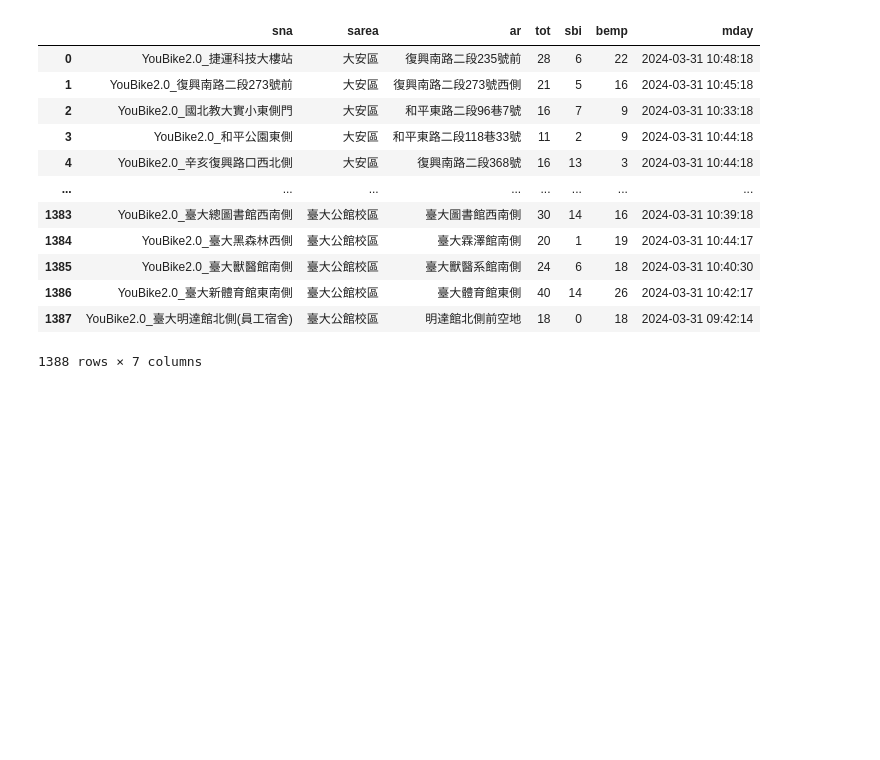
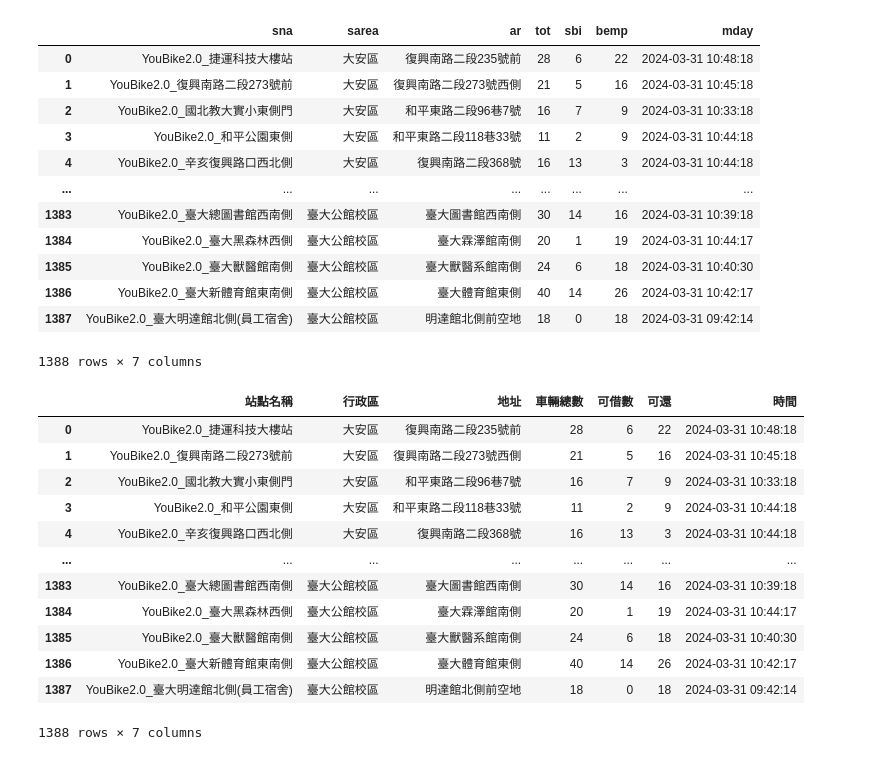
Before and after one commit to angelaleepython/__2024_01_28_Sunday, a Jupyter notebook: lesson17/lesson17_1.ipynb, the cells around one changed output. Saved outputs shown, nothing was run; the diff lists cells and outputs as text; code cells hidden in the pictures; blank space fills up the shorter version.

```diff
--- a/lesson17/lesson17_1.ipynb
+++ b/lesson17/lesson17_1.ipynb
@@ -75,3 +76,22 @@ df1
 | 1386 | YouBike2.0_臺大新體育館東南側 | 臺大公館校區 | 臺大體育館東側 | 40 | 14 | 26 | 2024-03-31 10:42:17 |
 | 1387 | YouBike2.0_臺大明達館北側(員工宿舍) | 臺大公館校區 | 明達館北側前空地 | 18 | 0 | 18 | 2024-03-31 09:42:14 |
 1388 rows × 7 columns
+# %%
+#更改欄位的名稱
+
+df2=df1.rename(columns={'sna':'站點名稱','sarea':'行政區','ar':'地址','tot':'車輛總數','sbi':"可借數",'bemp':'可還','mday':'時間'})
+df2
+# %% [output]
+|  | 站點名稱 | 行政區 | 地址 | 車輛總數 | 可借數 | 可還 | 時間 |
+| 0 | YouBike2.0_捷運科技大樓站 | 大安區 | 復興南路二段235號前 | 28 | 6 | 22 | 2024-03-31 10:48:18 |
+| 1 | YouBike2.0_復興南路二段273號前 | 大安區 | 復興南路二段273號西側 | 21 | 5 | 16 | 2024-03-31 10:45:18 |
+| 2 | YouBike2.0_國北教大實小東側門 | 大安區 | 和平東路二段96巷7號 | 16 | 7 | 9 | 2024-03-31 10:33:18 |
+| 3 | YouBike2.0_和平公園東側 | 大安區 | 和平東路二段118巷33號 | 11 | 2 | 9 | 2024-03-31 10:44:18 |
+| 4 | YouBike2.0_辛亥復興路口西北側 | 大安區 | 復興南路二段368號 | 16 | 13 | 3 | 2024-03-31 10:44:18 |
+| ... | ... | ... | ... | ... | ... | ... | ... |
+| 1383 | YouBike2.0_臺大總圖書館西南側 | 臺大公館校區 | 臺大圖書館西南側 | 30 | 14 | 16 | 2024-03-31 10:39:18 |
+| 1384 | YouBike2.0_臺大黑森林西側 | 臺大公館校區 | 臺大霖澤館南側 | 20 | 1 | 19 | 2024-03-31 10:44:17 |
+| 1385 | YouBike2.0_臺大獸醫館南側 | 臺大公館校區 | 臺大獸醫系館南側 | 24 | 6 | 18 | 2024-03-31 10:40:30 |
+| 1386 | YouBike2.0_臺大新體育館東南側 | 臺大公館校區 | 臺大體育館東側 | 40 | 14 | 26 | 2024-03-31 10:42:17 |
+| 1387 | YouBike2.0_臺大明達館北側(員工宿舍) | 臺大公館校區 | 明達館北側前空地 | 18 | 0 | 18 | 2024-03-31 09:42:14 |
+1388 rows × 7 columns
```
Also changed, not shown: parts of 2 cells of this notebook.
